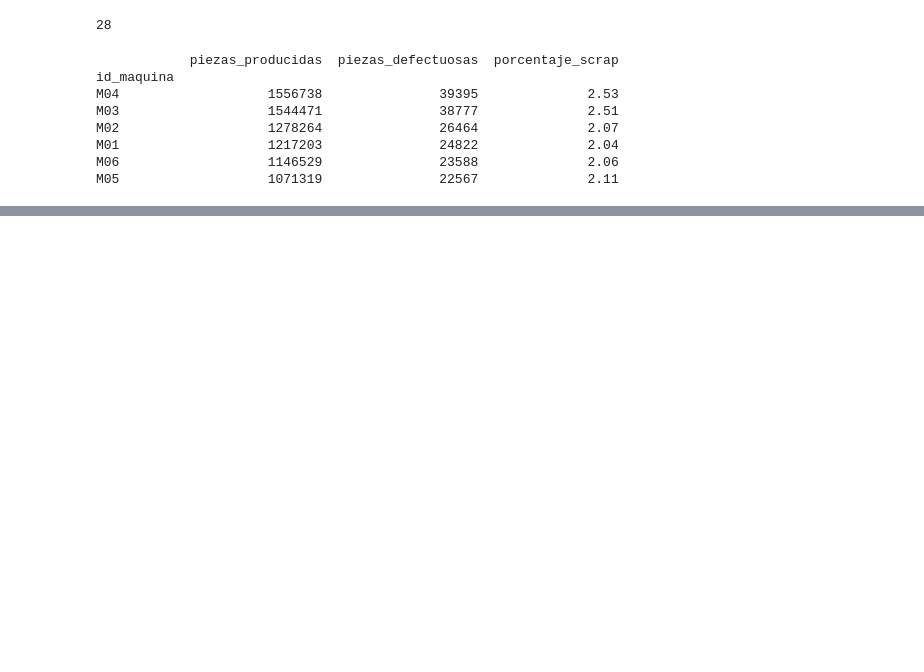
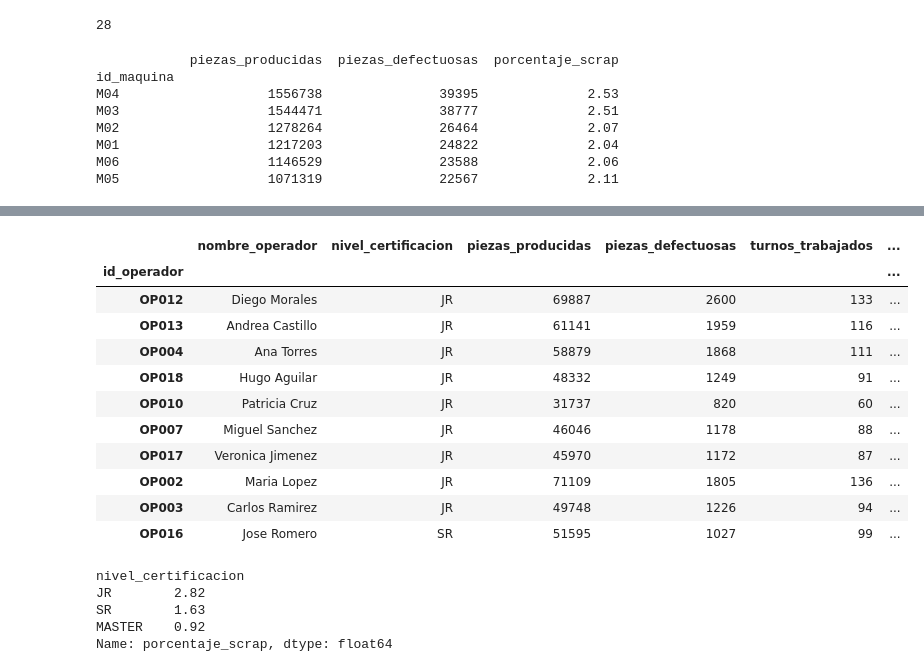
Before and after one commit to alevazto1-dev/portfolio-manufacturing-analytics, a Jupyter notebook: 01_proyecto_automotriz/notebooks/01_exploracion_inicial.ipynb, the cells around one changed output, grey strips where cells are left out. Saved outputs shown, nothing was run; the diff lists cells and outputs as text; code cells hidden in the pictures; blank space fills up the shorter version.

```diff
--- a/01_proyecto_automotriz/notebooks/01_exploracion_inicial.ipynb
+++ b/01_proyecto_automotriz/notebooks/01_exploracion_inicial.ipynb
@@ -159,0 +334,36 @@ Index(['id_produccion', 'fecha', 'id_turno', 'id_maquina', 'id_linea',
+# %%
+tabla_m05 = produccion_operadores[produccion_operadores['id_maquina'] == 'M05']
+tabla_m05 = tabla_m05.groupby('id_operador').agg({
+    'nombre_operador': 'first',
+    'nivel_certificacion': 'first',
+    'piezas_producidas': 'sum',
+    'piezas_defectuosas': 'sum',
+    'id_produccion': 'count'
+})
+tabla_m05['porcentaje_scrap'] = (
+    tabla_m05['piezas_defectuosas'] /
+    tabla_m05['piezas_producidas']) * 100
+tabla_m05 = tabla_m05.rename(columns={'id_produccion': 'turnos_trabajados'})
+tabla_m05.round(2).sort_values('porcentaje_scrap', ascending=False).head(10)
+# %% [output]
+|  | nombre_operador | nivel_certificacion | piezas_producidas | piezas_defectuosas | turnos_trabajados | ... |
+| id_operador |  |  |  |  |  | ... |
+| OP012 | Diego Morales | JR | 69887 | 2600 | 133 | ... |
+| OP013 | Andrea Castillo | JR | 61141 | 1959 | 116 | ... |
+| OP004 | Ana Torres | JR | 58879 | 1868 | 111 | ... |
+| OP018 | Hugo Aguilar | JR | 48332 | 1249 | 91 | ... |
+| OP010 | Patricia Cruz | JR | 31737 | 820 | 60 | ... |
+| OP007 | Miguel Sanchez | JR | 46046 | 1178 | 88 | ... |
+| OP017 | Veronica Jimenez | JR | 45970 | 1172 | 87 | ... |
+| OP002 | Maria Lopez | JR | 71109 | 1805 | 136 | ... |
+| OP003 | Carlos Ramirez | JR | 49748 | 1226 | 94 | ... |
+| OP016 | Jose Romero | SR | 51595 | 1027 | 99 | ... |
+# %%
+certificacion_scrap = tabla_m05.groupby('nivel_certificacion')['porcentaje_scrap'].mean().round(2)
+certificacion_scrap.sort_values(ascending=False)
+# %% [output]
+nivel_certificacion
+JR        2.82
+SR        1.63
+MASTER    0.92
+Name: porcentaje_scrap, dtype: float64
```
Also changed, not shown: parts of 25 cells of this notebook.
